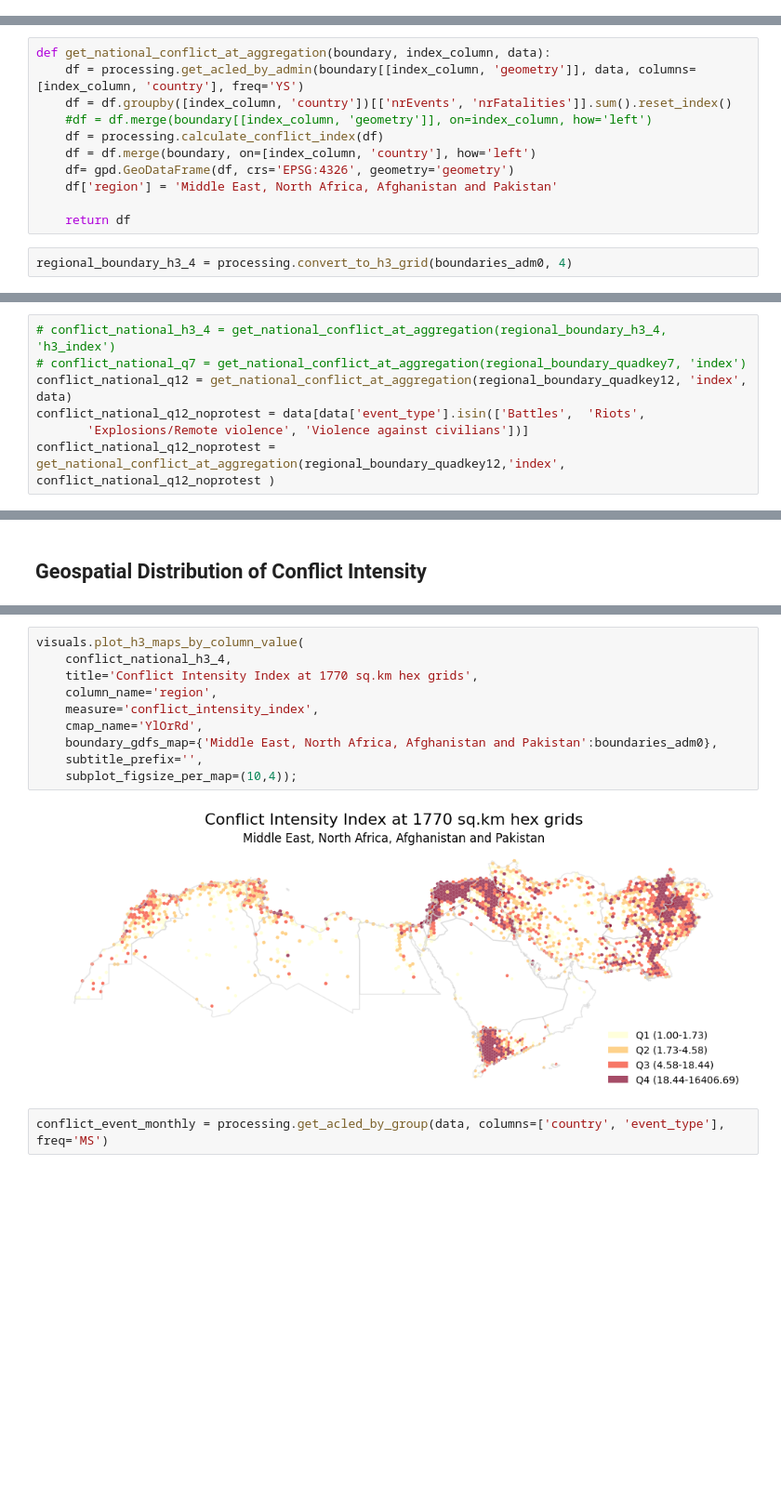
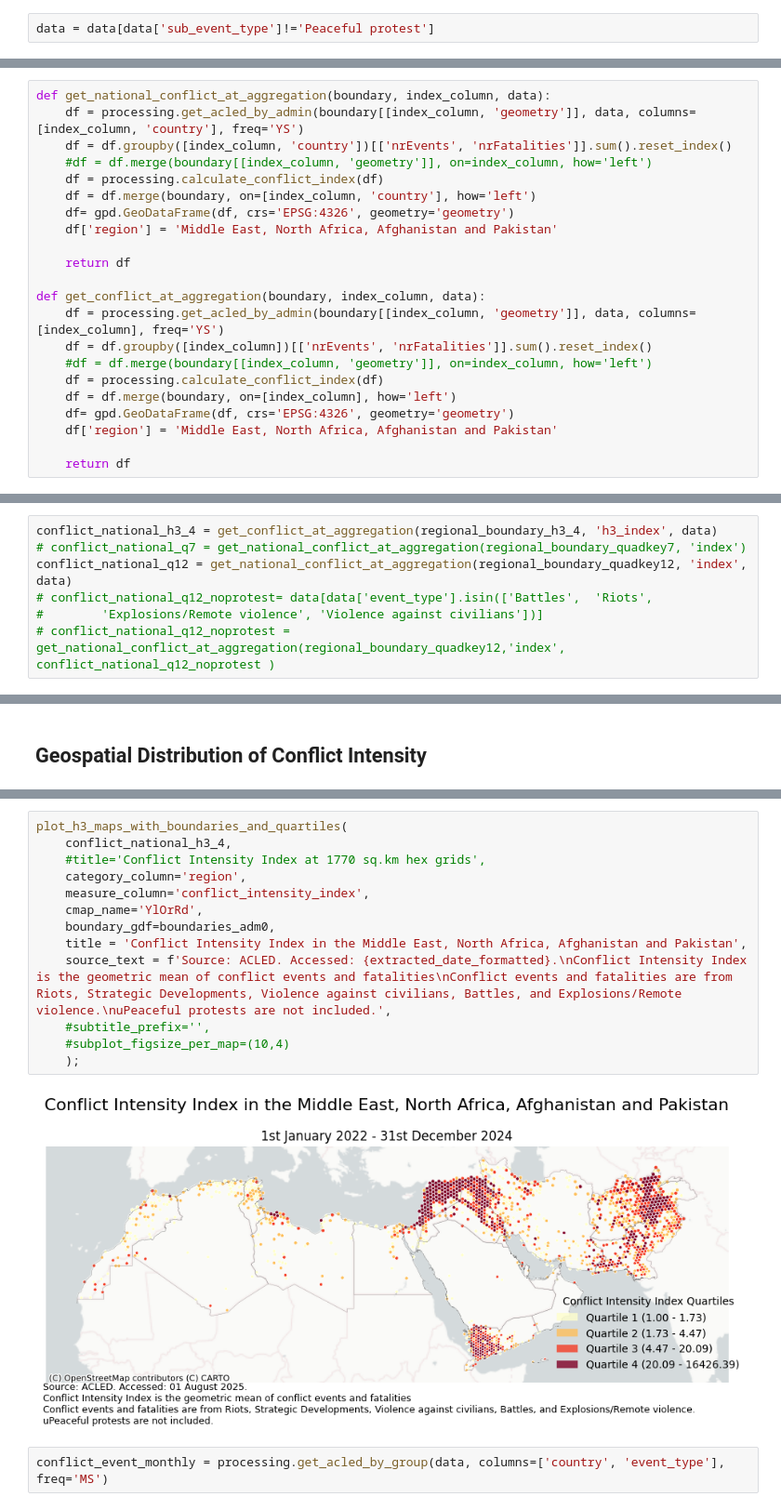
Before and after one commit to datapartnership/MENA-FCV-economic-monitor, a Jupyter notebook: notebooks/conflict/acled.ipynb, the cells around one changed output, grey strips where cells are left out. Shown at 93% size. Saved outputs shown, nothing was run; the diff lists cells and outputs as text; blank space fills up the shorter version.

```diff
--- a/notebooks/conflict/acled.ipynb
+++ b/notebooks/conflict/acled.ipynb
@@ -43,6 +45,8 @@ data = extraction.acled_api(
 )
 # %%
 processing.data_type_conversion(data)
+# %%
+data = data[data['sub_event_type']!='Peaceful protest']
 # %%
 extracted_date = datetime.today().strftime('%Y%m%d')
 
@@ -221,18 +120,27 @@ def get_national_conflict_at_aggregation(boundary, index_column, data):
     df['region'] = 'Middle East, North Africa, Afghanistan and Pakistan'
 
     return df
+
+def get_conflict_at_aggregation(boundary, index_column, data):
+    df = processing.get_acled_by_admin(boundary[[index_column, 'geometry']], data, columns=[index_column], freq='YS')
+    df = df.groupby([index_column])[['nrEvents', 'nrFatalities']].sum().reset_index()
+    #df = df.merge(boundary[[index_column, 'geometry']], on=index_column, how='left')
+    df = processing.calculate_conflict_index(df)
+    df = df.merge(boundary, on=[index_column], how='left')
+    df= gpd.GeoDataFrame(df, crs='EPSG:4326', geometry='geometry')
+    df['region'] = 'Middle East, North Africa, Afghanistan and Pakistan'
+
+    return df
-# %%
-regional_boundary_h3_4 = processing.convert_to_h3_grid(boundaries_adm0, 4)
 # %%
 conflict_regional_quad12_quarter = processing.get_acled_by_admin(regional_boundary_quadkey12[['index', 'geometry']],data, ['index', 'country'], freq='QS')
 conflict_regional_quad12_quarter = processing.calculate_conflict_index(conflict_regional_quad12_quarter)
 # %%
 conflict_regional_quad12_quarter.to_csv('../../data/conflict/conflict_quad12_regional_quarterly.csv')
 # %%
-# conflict_national_h3_4 = get_national_conflict_at_aggregation(regional_boundary_h3_4, 'h3_index')
+conflict_national_h3_4 = get_conflict_at_aggregation(regional_boundary_h3_4, 'h3_index', data)
 # conflict_national_q7 = get_national_conflict_at_aggregation(regional_boundary_quadkey7, 'index')
 conflict_national_q12 = get_national_conflict_at_aggregation(regional_boundary_quadkey12, 'index', data)
-conflict_national_q12_noprotest = data[data['event_type'].isin(['Battles',  'Riots',
-       'Explosions/Remote violence', 'Violence against civilians'])]
-conflict_national_q12_noprotest = get_national_conflict_at_aggregation(regional_boundary_quadkey12,'index', conflict_national_q12_noprotest )
+# conflict_national_q12_noprotest= data[data['event_type'].isin(['Battles',  'Riots',
+#        'Explosions/Remote violence', 'Violence against civilians'])]
+# conflict_national_q12_noprotest = get_national_conflict_at_aggregation(regional_boundary_quadkey12,'index', conflict_national_q12_noprotest )
 # %%
@@ -266,15 +152,18 @@ visuals.plot_h3_maps_by_column_value(
 # %%
-visuals.plot_h3_maps_by_column_value(
+plot_h3_maps_with_boundaries_and_quartiles(
     conflict_national_h3_4,
-    title='Conflict Intensity Index at 1770 sq.km hex grids',
-    column_name='region',
-    measure='conflict_intensity_index',
+    #title='Conflict Intensity Index at 1770 sq.km hex grids',
+    category_column='region',
+    measure_column='conflict_intensity_index',
     cmap_name='YlOrRd',
-    boundary_gdfs_map={'Middle East, North Africa, Afghanistan and Pakistan':boundaries_adm0},
-    subtitle_prefix='',
-    subplot_figsize_per_map=(10,4));
+    boundary_gdf=boundaries_adm0,
+    title = 'Conflict Intensity Index in the Middle East, North Africa, Afghanistan and Pakistan',
+    source_text = f'Source: ACLED. Accessed: {extracted_date_formatted}.\nConflict Intensity Index is the geometric mean of conflict events and fatalities\nConflict events and fatalities are from Riots, Strategic Developments, Violence against civilians, Battles, and Explosions/Remote violence.\nuPeaceful protests are not included.',
+    #subtitle_prefix='',
+    #subplot_figsize_per_map=(10,4)
+    );
 # %% [output]
-[figure, old version]
+[figure, new version]
 # %%
 conflict_event_monthly = processing.get_acled_by_group(data, columns=['country', 'event_type'], freq='MS')
 # %% [markdown]
```
Also changed, not shown: parts of 25 cells of this notebook, 2 other files.
